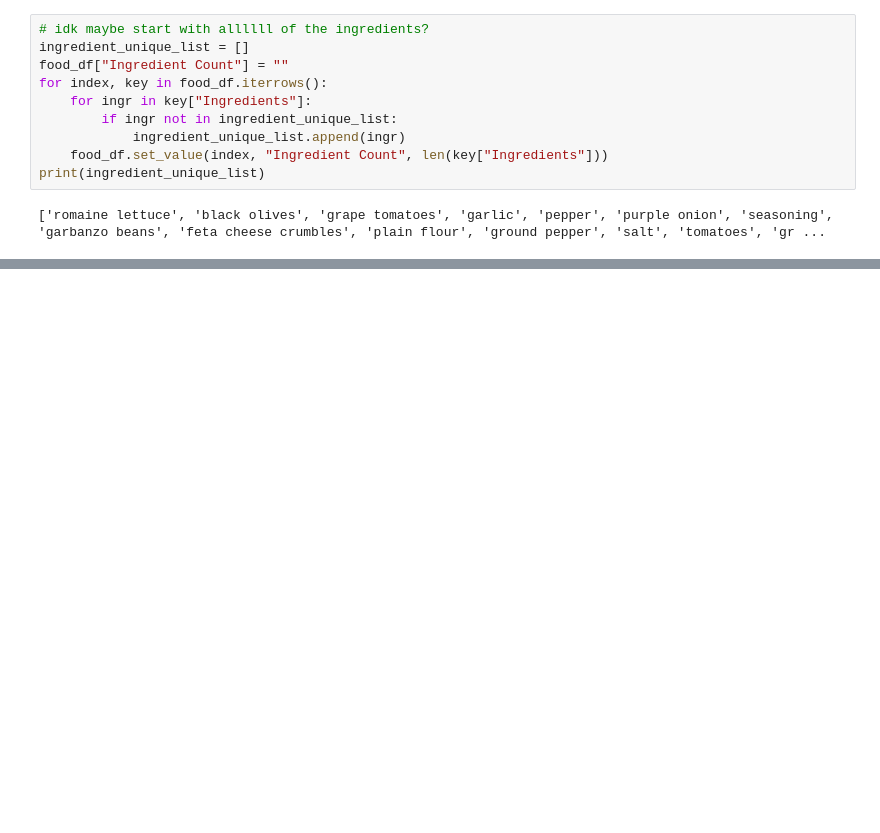
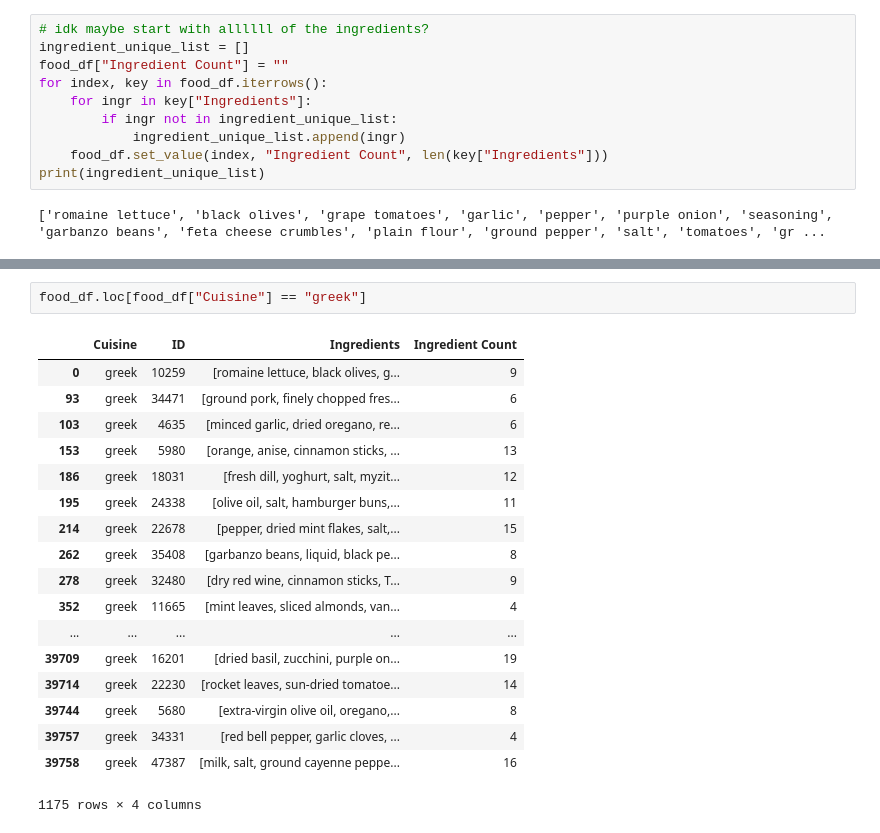
Before and after one commit to totopi/Kaggles, a Jupyter notebook: Cooking/WhatsCooking.ipynb, the cells around one changed output, grey strips where cells are left out. Drawn from its saved outputs; the diff is of its cells as text; blank space fills up the shorter version.

```diff
--- a/Cooking/WhatsCooking.ipynb
+++ b/Cooking/WhatsCooking.ipynb
@@ -47,0 +81,21 @@ food_df.head()
+# %%
+food_df.loc[food_df["Cuisine"] == "greek"]
+# %% [output]
+|  | Cuisine | ID | Ingredients | Ingredient Count |
+| 0 | greek | 10259 | [romaine lettuce, black olives, g... | 9 |
+| 93 | greek | 34471 | [ground pork, finely chopped fres... | 6 |
+| 103 | greek | 4635 | [minced garlic, dried oregano, re... | 6 |
+| 153 | greek | 5980 | [orange, anise, cinnamon sticks, ... | 13 |
+| 186 | greek | 18031 | [fresh dill, yoghurt, salt, myzit... | 12 |
+| 195 | greek | 24338 | [olive oil, salt, hamburger buns,... | 11 |
+| 214 | greek | 22678 | [pepper, dried mint flakes, salt,... | 15 |
+| 262 | greek | 35408 | [garbanzo beans, liquid, black pe... | 8 |
+| 278 | greek | 32480 | [dry red wine, cinnamon sticks, T... | 9 |
+| 352 | greek | 11665 | [mint leaves, sliced almonds, van... | 4 |
+| ... | ... | ... | ... | ... |
+| 39709 | greek | 16201 | [dried basil, zucchini, purple on... | 19 |
+| 39714 | greek | 22230 | [rocket leaves, sun-dried tomatoe... | 14 |
+| 39744 | greek | 5680 | [extra-virgin olive oil, oregano,... | 8 |
+| 39757 | greek | 34331 | [red bell pepper, garlic cloves, ... | 4 |
+| 39758 | greek | 47387 | [milk, salt, ground cayenne peppe... | 16 |
+1175 rows × 4 columns
```
Also changed, not shown: parts of 4 cells of this notebook.
